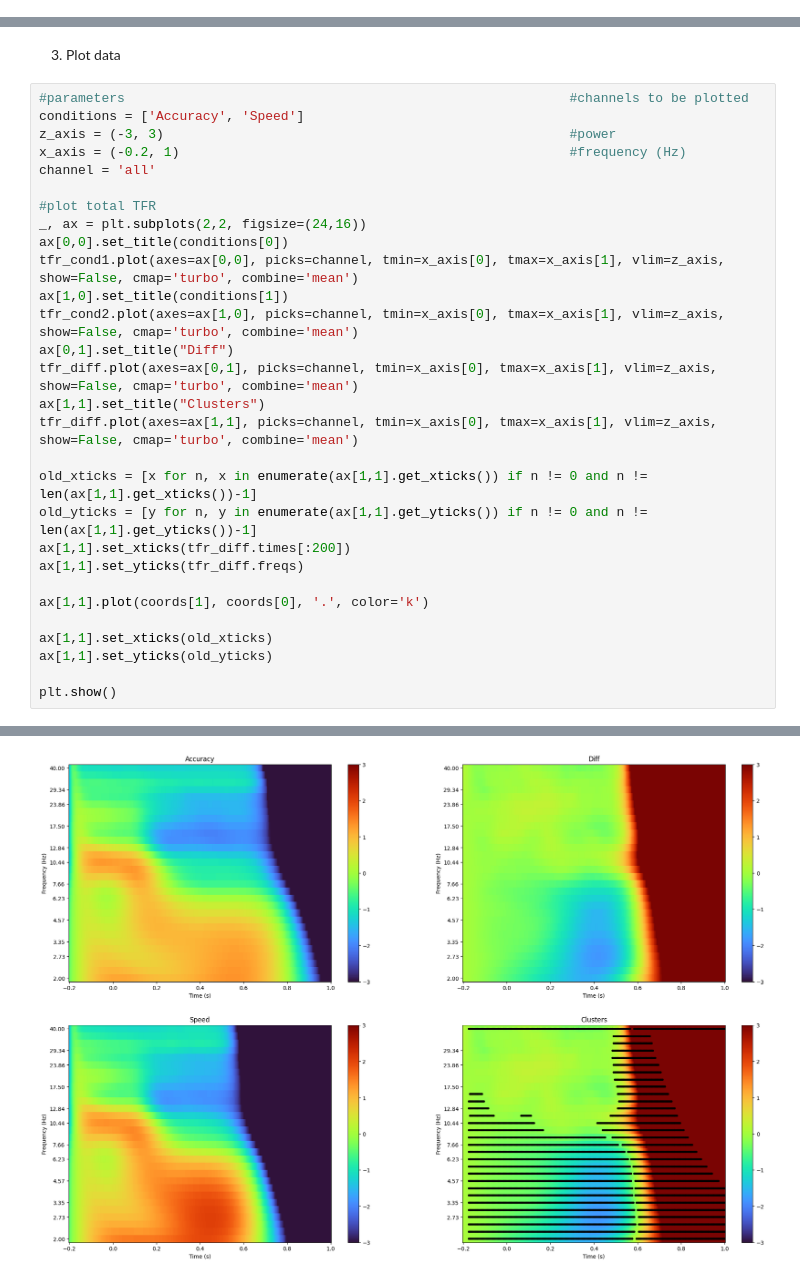
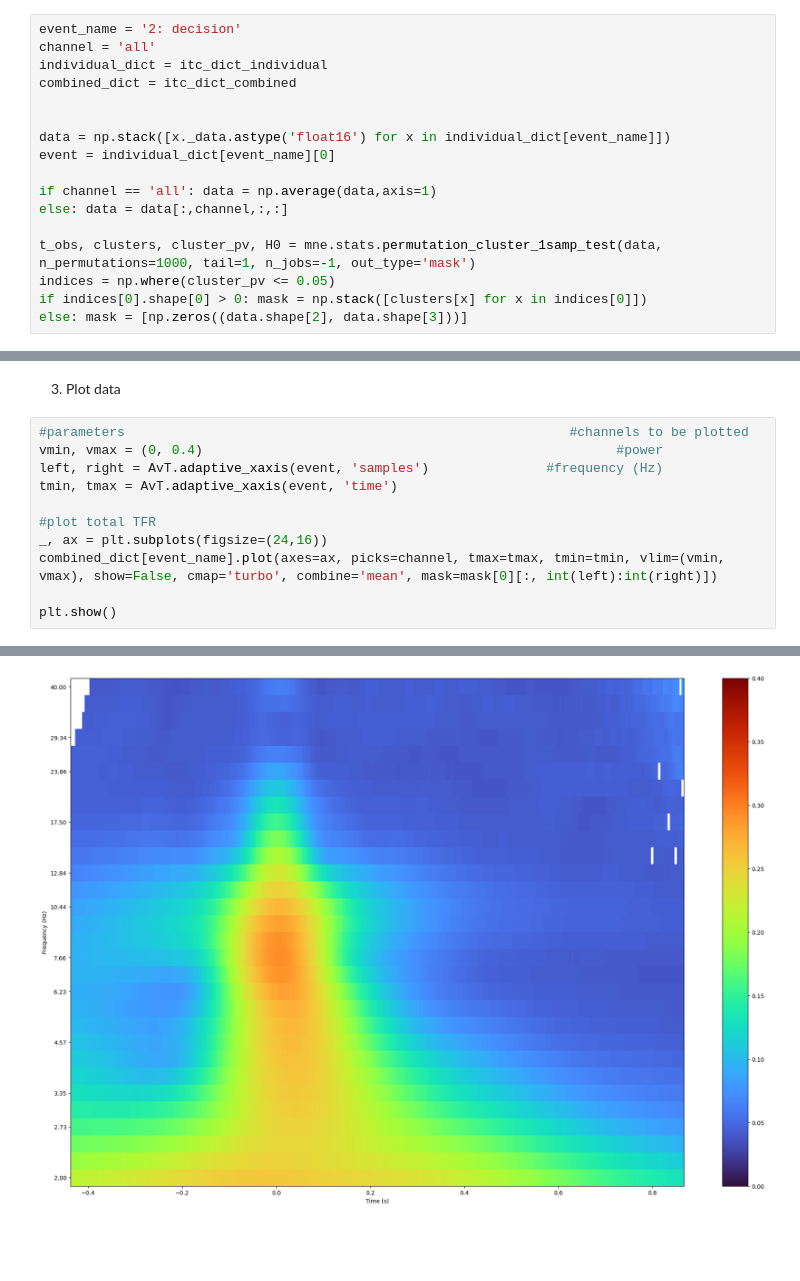
Before and after one commit to ArianVT/HMP-TFR, a Jupyter notebook: Statistical tests.ipynb, the cells around one changed output, grey strips where cells are left out. Saved outputs shown, nothing was run; the diff lists cells and outputs as text; blank space fills up the shorter version.

Commit message:
Small fixes HMP-TFR, updated Statistical tests to 2.0

```diff
--- a/Statistical tests.ipynb
+++ b/Statistical tests.ipynb
@@ -80,0 +18,17 @@ for i in sig_clusters:
+# %%
+event_name = '2: decision'
+channel = 'all'
+individual_dict = itc_dict_individual
+combined_dict = itc_dict_combined
+
+
+data = np.stack([x._data.astype('float16') for x in individual_dict[event_name]])
+event = individual_dict[event_name][0]
+
+if channel == 'all': data = np.average(data,axis=1)
+else: data = data[:,channel,:,:]
+
+t_obs, clusters, cluster_pv, H0 = mne.stats.permutation_cluster_1samp_test(data, n_permutations=1000, tail=1, n_jobs=-1, out_type='mask')
+indices = np.where(cluster_pv <= 0.05)
+if indices[0].shape[0] > 0: mask = np.stack([clusters[x] for x in indices[0]])
+else: mask = [np.zeros((data.shape[2], data.shape[3]))]
@@ -82,31 +41,13 @@ for i in sig_clusters:
 3. Plot data
 # %%
 #parameters                                                         #channels to be plotted
-conditions = ['Accuracy', 'Speed']
-z_axis = (-3, 3)                                                    #power
-x_axis = (-0.2, 1)                                                  #frequency (Hz)
-channel = 'all'
+vmin, vmax = (0, 0.4)                                                     #power
+left, right = AvT.adaptive_xaxis(event, 'samples')               #frequency (Hz)
+tmin, tmax = AvT.adaptive_xaxis(event, 'time')
 
 #plot total TFR
-_, ax = plt.subplots(2,2, figsize=(24,16))
-ax[0,0].set_title(conditions[0])
-tfr_cond1.plot(axes=ax[0,0], picks=channel, tmin=x_axis[0], tmax=x_axis[1], vlim=z_axis, show=False, cmap='turbo', combine='mean')
-ax[1,0].set_title(conditions[1])
-tfr_cond2.plot(axes=ax[1,0], picks=channel, tmin=x_axis[0], tmax=x_axis[1], vlim=z_axis, show=False, cmap='turbo', combine='mean')
-ax[0,1].set_title("Diff")
-tfr_diff.plot(axes=ax[0,1], picks=channel, tmin=x_axis[0], tmax=x_axis[1], vlim=z_axis, show=False, cmap='turbo', combine='mean')
-ax[1,1].set_title("Clusters")
-tfr_diff.plot(axes=ax[1,1], picks=channel, tmin=x_axis[0], tmax=x_axis[1], vlim=z_axis, show=False, cmap='turbo', combine='mean')
-
-old_xticks = [x for n, x in enumerate(ax[1,1].get_xticks()) if n != 0 and n != len(ax[1,1].get_xticks())-1]
-old_yticks = [y for n, y in enumerate(ax[1,1].get_yticks()) if n != 0 and n != len(ax[1,1].get_yticks())-1]
-ax[1,1].set_xticks(tfr_diff.times[:200])
-ax[1,1].set_yticks(tfr_diff.freqs)
-
-ax[1,1].plot(coords[1], coords[0], '.', color='k')
-
-ax[1,1].set_xticks(old_xticks)
-ax[1,1].set_yticks(old_yticks)
+_, ax = plt.subplots(figsize=(24,16))
+combined_dict[event_name].plot(axes=ax, picks=channel, tmax=tmax, tmin=tmin, vlim=(vmin, vmax), show=False, cmap='turbo', combine='mean', mask=mask[0][:, int(left):int(right)])
 
 plt.show()
 # %% [output]
@@ -117 +55 @@ No baseline correction applied
-[figure, old version]
+[figure, new version]
```
Also changed, not shown: parts of 10 cells of this notebook, 2 other files.
